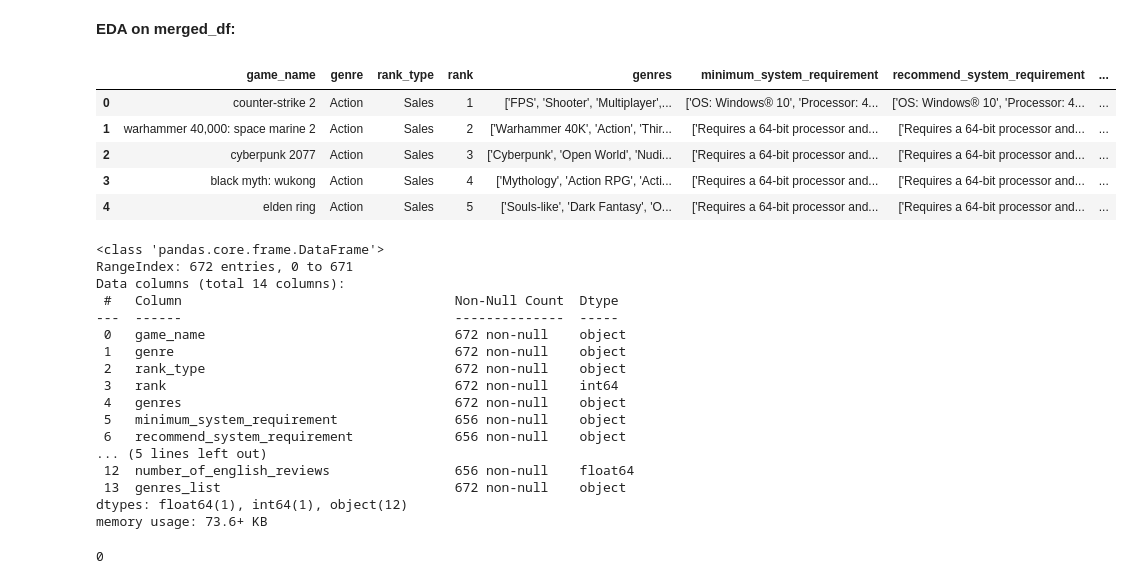
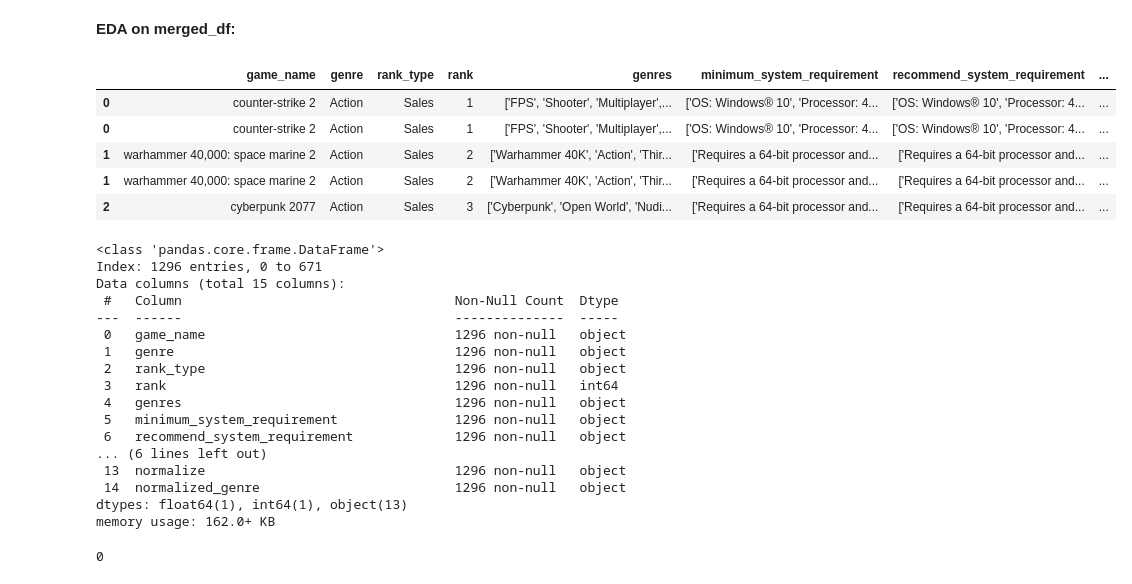
Before and after one commit to OfirBH/Steam_Final_Project, a Jupyter notebook: steam_final_project.ipynb, the cells around one changed output. Cells and saved outputs as stored; diff of their text form; code cells hidden in the pictures.

```diff
--- a/steam_final_project.ipynb
+++ b/steam_final_project.ipynb
@@ -351,32 +351,32 @@ Reason: These steps reveal data quality, structure, key trends, and potential in
 # %% [markdown]
 **EDA on merged_df:**
 # %%
-merged_df.head()
+final_df.head()
 # %% [output]
 |  | game_name | genre | rank_type | rank | genres | minimum_system_requirement | recommend_system_requirement | ... |
 | 0 | counter-strike 2 | Action | Sales | 1 | ['FPS', 'Shooter', 'Multiplayer',... | ['OS: Windows® 10', 'Processor: 4... | ['OS: Windows® 10', 'Processor: 4... | ... |
+| 0 | counter-strike 2 | Action | Sales | 1 | ['FPS', 'Shooter', 'Multiplayer',... | ['OS: Windows® 10', 'Processor: 4... | ['OS: Windows® 10', 'Processor: 4... | ... |
+| 1 | warhammer 40,000: space marine 2 | Action | Sales | 2 | ['Warhammer 40K', 'Action', 'Thir... | ['Requires a 64-bit processor and... | ['Requires a 64-bit processor and... | ... |
 | 1 | warhammer 40,000: space marine 2 | Action | Sales | 2 | ['Warhammer 40K', 'Action', 'Thir... | ['Requires a 64-bit processor and... | ['Requires a 64-bit processor and... | ... |
 | 2 | cyberpunk 2077 | Action | Sales | 3 | ['Cyberpunk', 'Open World', 'Nudi... | ['Requires a 64-bit processor and... | ['Requires a 64-bit processor and... | ... |
-| 3 | black myth: wukong | Action | Sales | 4 | ['Mythology', 'Action RPG', 'Acti... | ['Requires a 64-bit processor and... | ['Requires a 64-bit processor and... | ... |
-| 4 | elden ring | Action | Sales | 5 | ['Souls-like', 'Dark Fantasy', 'O... | ['Requires a 64-bit processor and... | ['Requires a 64-bit processor and... | ... |
 # %%
-merged_df.info()
+final_df.info()
 # %% [output]
 <class 'pandas.core.frame.DataFrame'>
-RangeIndex: 672 entries, 0 to 671
-Data columns (total 14 columns):
+Index: 1296 entries, 0 to 671
+Data columns (total 15 columns):
  #   Column                                   Non-Null Count  Dtype
 ---  ------                                   --------------  -----
- 0   game_name                                672 non-null    object
- 1   genre                                    672 non-null    object
- 2   rank_type                                672 non-null    object
- 3   rank                                     672 non-null    int64
- 4   genres                                   672 non-null    object
- 5   minimum_system_requirement               656 non-null    object
- 6   recommend_system_requirement             656 non-null    object
-... (5 lines left out)
- 12  number_of_english_reviews                656 non-null    float64
- 13  genres_list                              672 non-null    object
-dtypes: float64(1), int64(1), object(12)
-memory usage: 73.6+ KB
+ 0   game_name                                1296 non-null   object
+ 1   genre                                    1296 non-null   object
+ 2   rank_type                                1296 non-null   object
+ 3   rank                                     1296 non-null   int64
+ 4   genres                                   1296 non-null   object
+ 5   minimum_system_requirement               1296 non-null   object
+ 6   recommend_system_requirement             1296 non-null   object
+... (6 lines left out)
+ 13  normalize                                1296 non-null   object
+ 14  normalized_genre                         1296 non-null   object
+dtypes: float64(1), int64(1), object(13)
+memory usage: 162.0+ KB
 # %%
```
Also changed, not shown: parts of 2 cells of this notebook.
